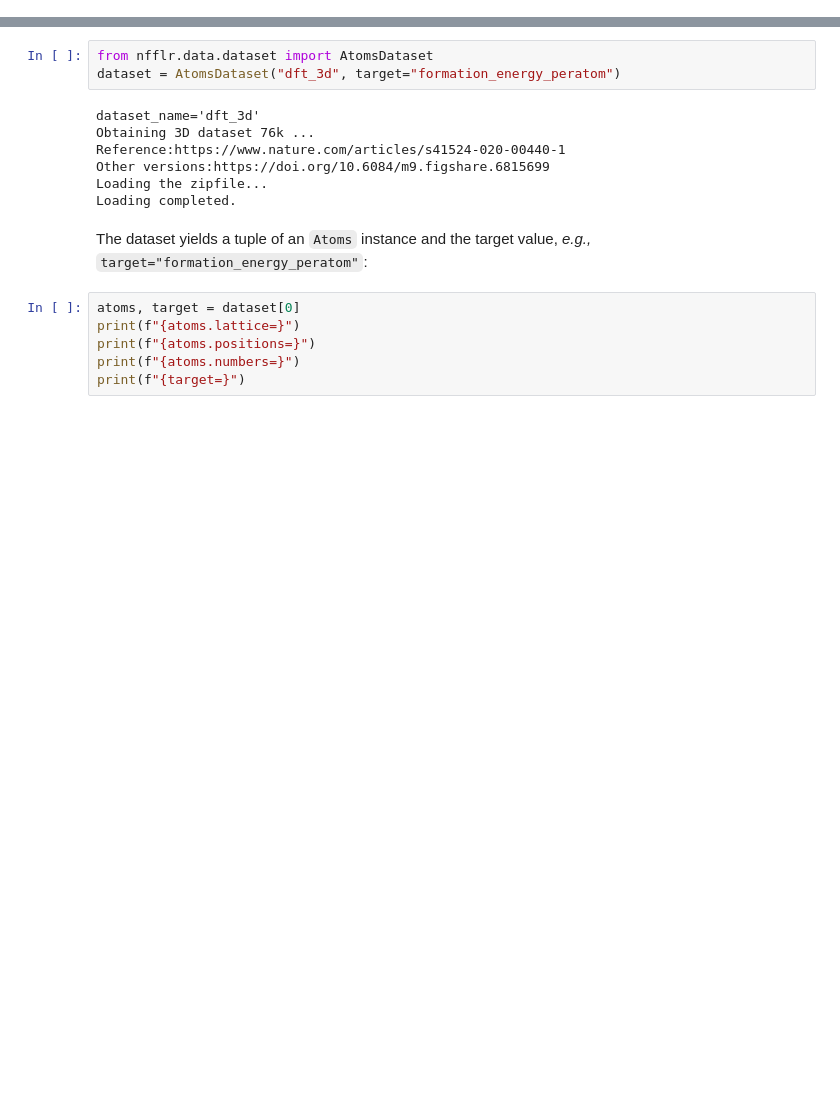
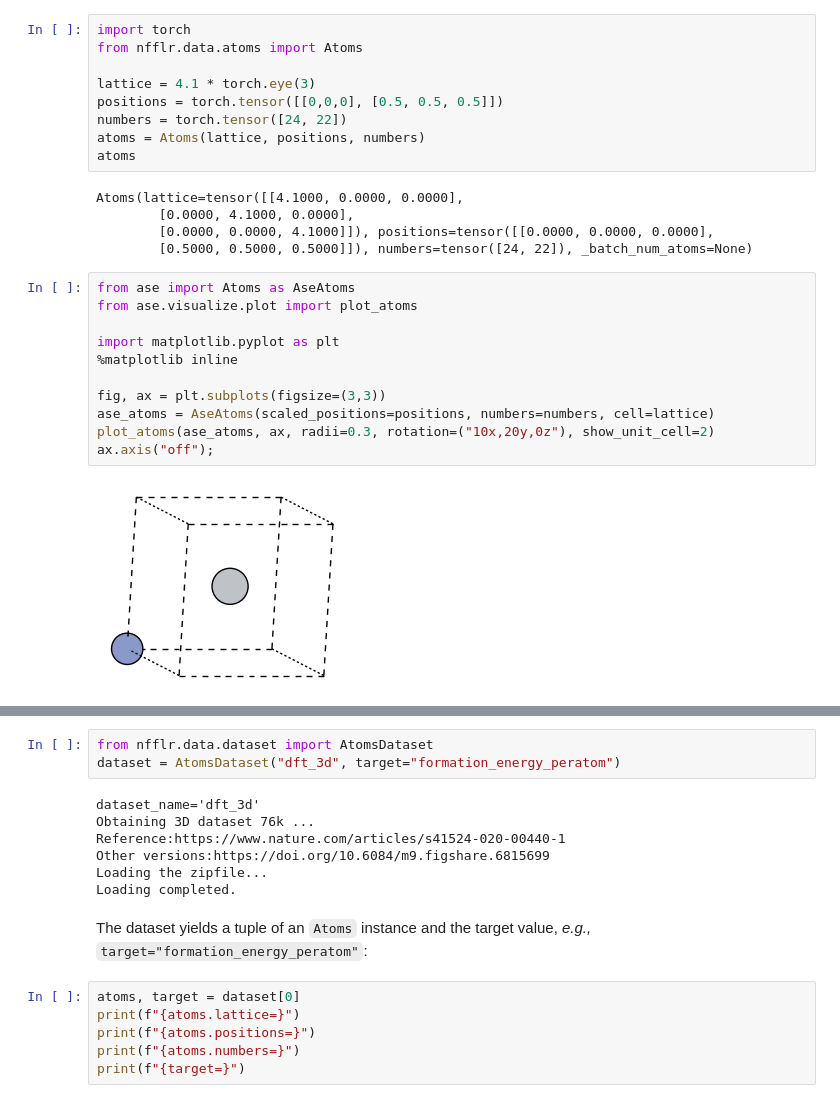
Before and after one commit to usnistgov/nfflr, a Jupyter notebook: docs/source/quickstart.ipynb, the cells around one changed output, grey strips where cells are left out. Cells and saved outputs as stored; diff of their text form; blank space fills up the shorter version.

```diff
--- a/docs/source/quickstart.ipynb
+++ b/docs/source/quickstart.ipynb
@@ -0,0 +14,27 @@
+# %%
+import torch
+from nfflr.data.atoms import Atoms
+
+lattice = 4.1 * torch.eye(3)
+positions = torch.tensor([[0,0,0], [0.5, 0.5, 0.5]])
+numbers = torch.tensor([24, 22])
+atoms = Atoms(lattice, positions, numbers)
+atoms
+# %% [output]
+Atoms(lattice=tensor([[4.1000, 0.0000, 0.0000],
+        [0.0000, 4.1000, 0.0000],
+        [0.0000, 0.0000, 4.1000]]), positions=tensor([[0.0000, 0.0000, 0.0000],
+        [0.5000, 0.5000, 0.5000]]), numbers=tensor([24, 22]), _batch_num_atoms=None)
+# %%
+from ase import Atoms as AseAtoms
+from ase.visualize.plot import plot_atoms
+
+import matplotlib.pyplot as plt
+%matplotlib inline
+
+fig, ax = plt.subplots(figsize=(3,3))
+ase_atoms = AseAtoms(scaled_positions=positions, numbers=numbers, cell=lattice)
+plot_atoms(ase_atoms, ax, radii=0.3, rotation=("10x,20y,0z"), show_unit_cell=2)
+ax.axis("off");
+# %% [output]
+[figure, added]
```
Also changed, not shown: parts of 13 cells of this notebook, 2 other files.
